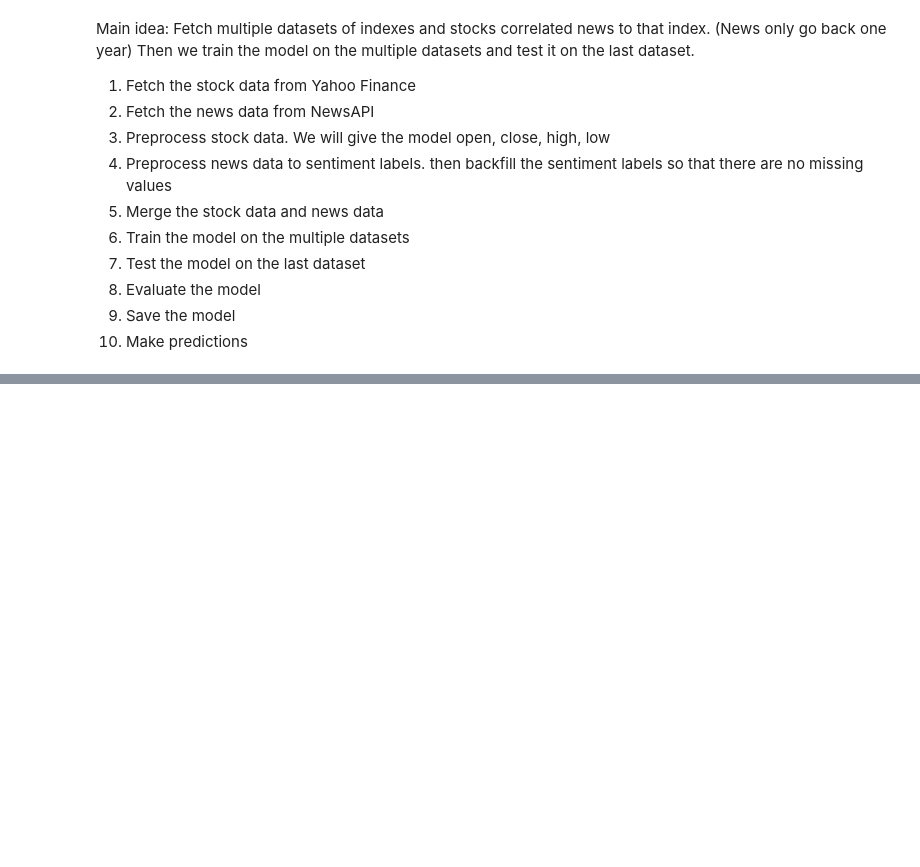
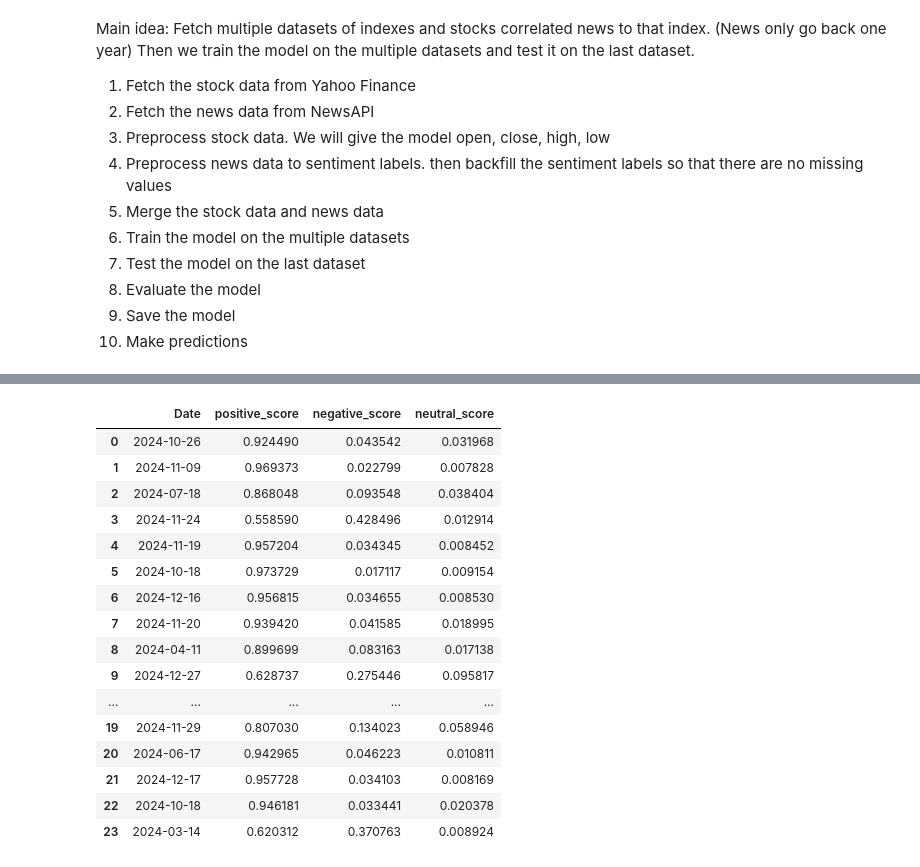
Before and after one commit to Palhagen99/Scalable_Machine_learning_Project, a Jupyter notebook: ModelTrainer_5days.ipynb, the cells around one changed output, grey strips where cells are left out. Cells and saved outputs as stored; diff of their text form; code cells hidden in the pictures; blank space fills up the shorter version.

```diff
--- a/ModelTrainer_5days.ipynb
+++ b/ModelTrainer_5days.ipynb
@@ -21,9 +21,10 @@ import yfinance as yf
 from datetime import datetime
 from pygooglenews import GoogleNews
 # %%
-List_of_indexes = ['^GSPC', '^DJI', '^IXIC', '^RUT', '^FTSE', '^N225', '^HSI', '^GDAXI', '^OMX']
+#List_of_indexes = ['^GSPC', '^DJI', '^IXIC', '^RUT', '^FTSE', '^N225', '^HSI', '^GDAXI', '^OMX']
 #List_of_indexes = ['^GSPC', '^DJI', '^IXIC', '^RUT', '^FTSE', '^N225', '^HSI', '^GDAXI', '^OMX', 'XLE', 'AAPL','MSFT','GOOGL','BRK-A','JPM','JNJ','V','WMT','PG','UNH','MA','INTC','VZ','HD','DIS','MRK','KO','PFE','BAC','PEP','CSCO','CMCSA','NFLX','T','ADBE','ABT','XOM','CRM','TMO','ACN','CVX','NKE']
 
+List_of_indexes = ['ABB.ST', 'ALFA.ST', 'ASSA-B.ST', 'AZN.ST', 'ATCO-A.ST', 'ATCO-B.ST','BOL.ST', 'ELUX-B.ST', 'ERIC-B.ST', 'ESSITY-B.ST', 'EVO.ST', 'GETI-B.ST', 'HM-B.ST', 'HEXA-B.ST', 'INVE-B.ST', 'KINV-B.ST', 'NDA-SE.ST', 'SAND.ST', 'SINCH.ST', 'SEB-A.ST', 'SKA-B.ST', 'SKF-B.ST', 'SCA-B.ST', 'SHB-A.ST', 'SWED-A.ST', 'TEL2-B.ST', 'TELIA.ST', 'VOLV-B.ST']
 
 #List_of_indexes = ['^GSPC', '^DJI', '^IXIC', '^RUT', '^FTSE', '^N225', '^HSI', '^GDAXI', '^OMX', 'XLE', 'AAPL','MSFT','AMZN','GOOGL','TSLA','BRK-A','JPM','JNJ','V','WMT','PG','UNH','MA','INTC','VZ','HD','DIS','MRK','KO','PFE','BAC','PEP','CSCO','CMCSA','NFLX','T','NVDA','ADBE','ABT','XOM','CRM','TMO','ACN','CVX','NKE','LLY','COST','ABBV','DHR','NEE','AVGO','MDT','QCOM','TXN','UNP','LIN','UPS','HON','SBUX','AMT','ORCL','LOW','IBM','MO','AMD','AMGN','C','CAT','BA','MMM','GE','GS','MS','FDX','PYPL','CHTR','AMAT','LMT']
 
@@ -39,6 +40,7 @@ for index in List_of_indexes:
     df['Close'] = collected_data['Close']
     df['High'] = collected_data['High']
     df['Low'] = collected_data['Low']
+    df['Volume'] = collected_data['Volume']
     stock_data[index] = df
 # %% [output]
 [*********************100%***********************]  1 of 1 completed
@@ -129,3 +167,24 @@ Processing news data for:  ^OMX
+# %%
+#Check news sentiment for VOLV-B.ST
+news_sentiments['VOLV-B.ST'].head(50)
+# %% [output]
+|  | Date | positive_score | negative_score | neutral_score |
+| 0 | 2024-10-26 | 0.924490 | 0.043542 | 0.031968 |
+| 1 | 2024-11-09 | 0.969373 | 0.022799 | 0.007828 |
+| 2 | 2024-07-18 | 0.868048 | 0.093548 | 0.038404 |
+| 3 | 2024-11-24 | 0.558590 | 0.428496 | 0.012914 |
+| 4 | 2024-11-19 | 0.957204 | 0.034345 | 0.008452 |
+| 5 | 2024-10-18 | 0.973729 | 0.017117 | 0.009154 |
+| 6 | 2024-12-16 | 0.956815 | 0.034655 | 0.008530 |
+| 7 | 2024-11-20 | 0.939420 | 0.041585 | 0.018995 |
+| 8 | 2024-04-11 | 0.899699 | 0.083163 | 0.017138 |
+| 9 | 2024-12-27 | 0.628737 | 0.275446 | 0.095817 |
+| ... | ... | ... | ... | ... |
+| 19 | 2024-11-29 | 0.807030 | 0.134023 | 0.058946 |
+| 20 | 2024-06-17 | 0.942965 | 0.046223 | 0.010811 |
+| 21 | 2024-12-17 | 0.957728 | 0.034103 | 0.008169 |
+| 22 | 2024-10-18 | 0.946181 | 0.033441 | 0.020378 |
+| 23 | 2024-03-14 | 0.620312 | 0.370763 | 0.008924 |
 # %%
 # Average sentiment for days with multiple articles
 
```
Also changed, not shown: parts of 13 cells of this notebook, 3 other files.
